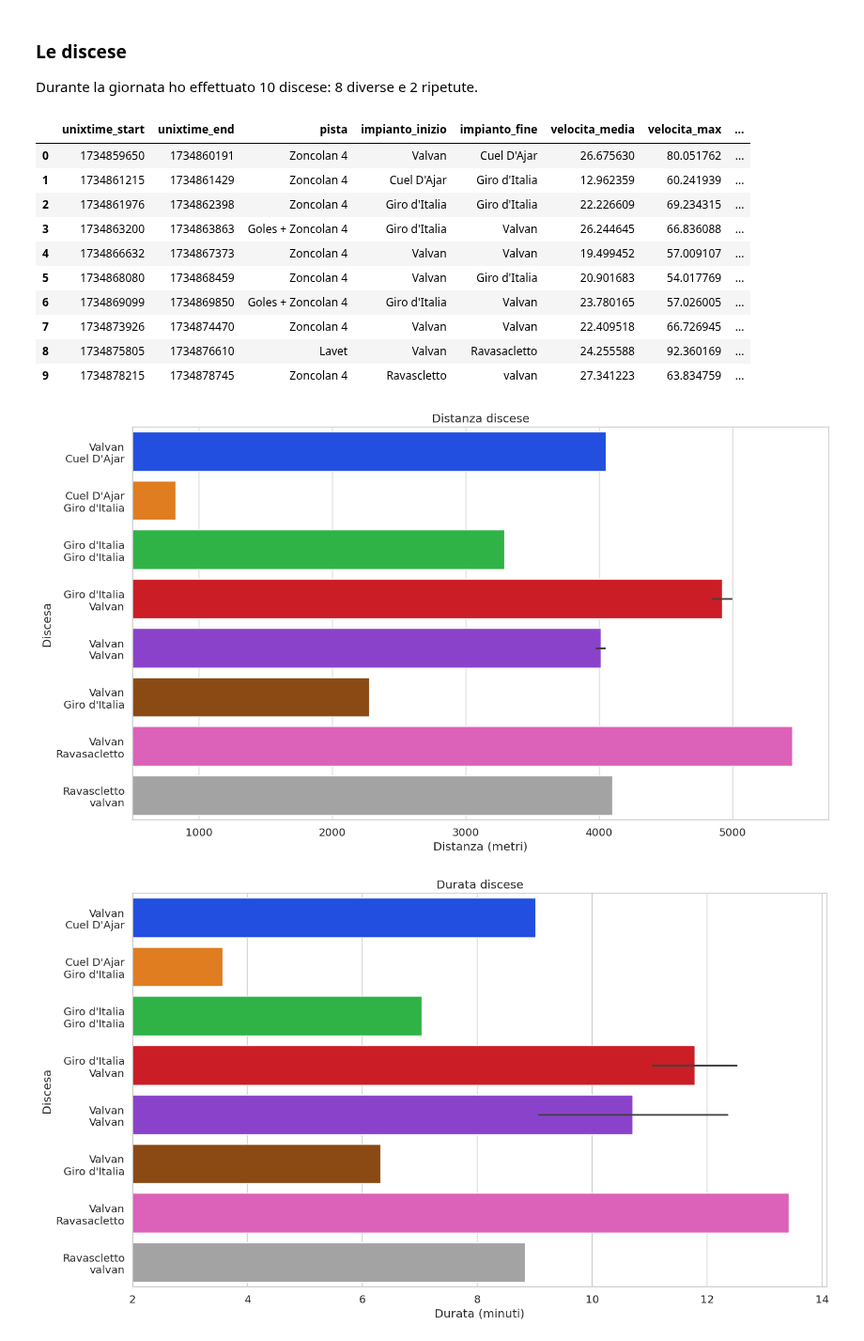
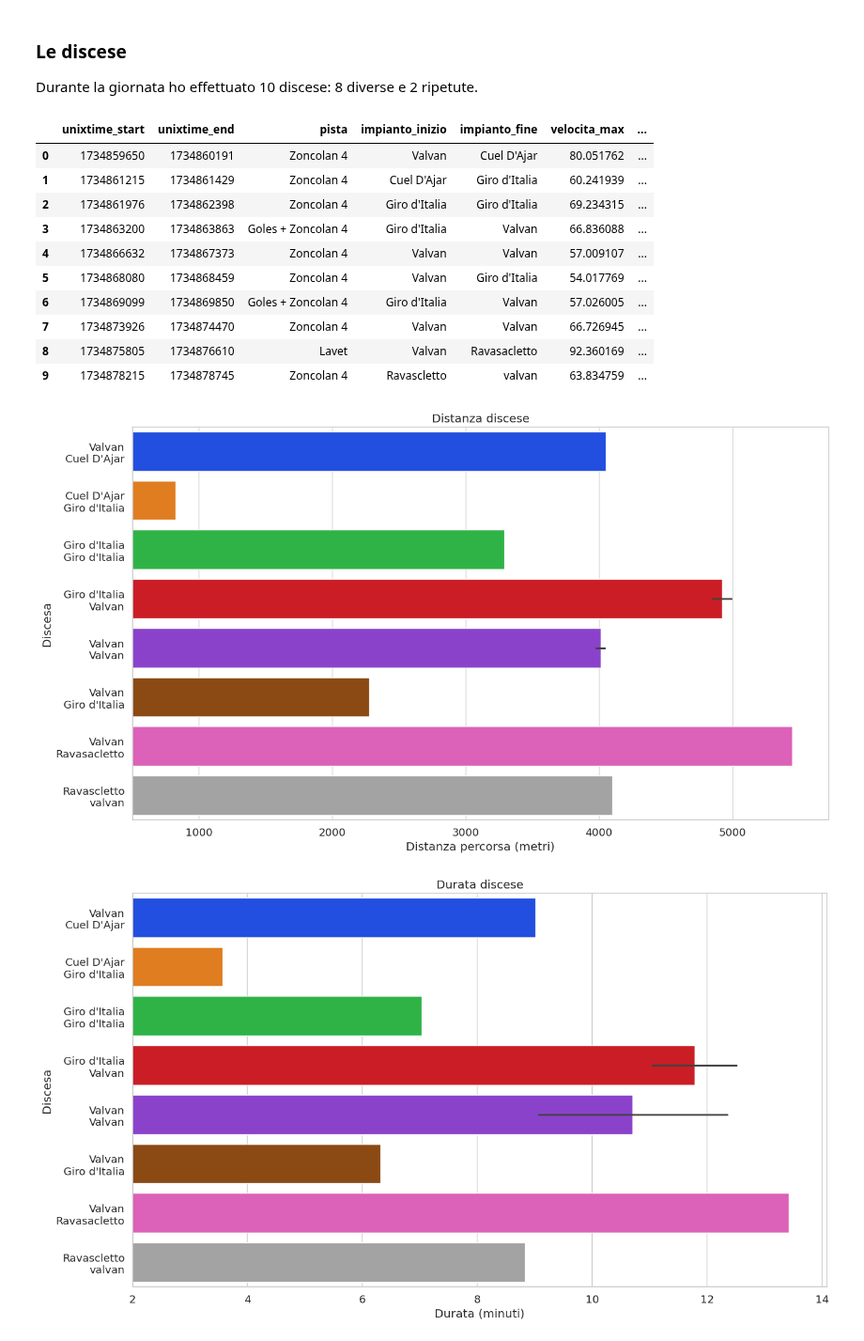
Before and after one commit to thomasmassarutto/DataSlopes, a Jupyter notebook: DataSlopes.ipynb, the cells around one changed output. Shown at 94% size. Saved outputs shown, nothing was run; the diff lists cells and outputs as text; code cells hidden in the pictures.

```diff
--- a/DataSlopes.ipynb
+++ b/DataSlopes.ipynb
@@ -616,10 +602,10 @@ gdf1
 Durante la giornata ho effettuato 10 discese: 8 diverse e 2 ripetute.
 # %%
 ## aggiunge statistiche di discesa
-velocita_medie_discese= []
+
+
 velocita_max_discese= []
-velocita_mediane_discese= []
-distanza_discesa= []
+lunghezza_discese= []
 
 
 for idx, row in df_discese.iterrows():
@@ -627,51 +613,34 @@ for idx, row in df_discese.iterrows():
     discesa_data= gdf1[(gdf1['unixtime'] >= row['unixtime_start']) &
                         (gdf1['unixtime'] <= row['unixtime_end'])]
 
-    ## media pesata in quanto i punti non sono equidistanti
-    velocita_media = np.average(
-        discesa_data['velocita'] * 3.6,
-        weights=discesa_data['delta_tempo']
-        )
 
-    ##velocita_mediana= discesa_data['velocita'].median() * 3.6
     velocita_max= discesa_data['velocita'].max() * 3.6
-    distanza_totale= discesa_data['distanza_reale'].sum()
+    lunghezza= discesa_data['delta_distanza_reale'].sum()
 
-    velocita_medie_discese.append(velocita_media)
     velocita_max_discese.append(velocita_max)
-    ##velocita_mediane_discese.append(velocita_mediana)
-    distanza_discesa.append(distanza_totale)
+    lunghezza_discese.append(lunghezza)
 ## for
 
 
+df_discese['velocita_max']= velocita_max_discese
+df_discese['lunghezza_discesa']= lunghezza_discese
 
-df_discese['velocita_media']= velocita_medie_discese
-##df_discese['velocita_mediana']= velocita_mediane_discese
-df_discese['velocita_max']= velocita_max_discese
-df_discese['distanza_discesa']= distanza_discesa
-
-df_discese['calc_avg']= (df_discese['distanza_discesa'] /(df_discese['unixtime_end'] - df_discese['unixtime_start'])) * 3.6
+df_discese['velocita_media']= (df_discese['lunghezza_discesa'] /(df_discese['unixtime_end'] - df_discese['unixtime_start'])) * 3.6
 
 
-#crociera= df_discese['velocita_mediana'].median()
-
-#print(crociera)
-
-velocita_max= gdf1['velocita'].max()* 3.6
-#print(velocita_max)
 df_discese
 # %% [output]
-|  | unixtime_start | unixtime_end | pista | impianto_inizio | impianto_fine | velocita_media | velocita_max | ... |
-| 0 | 1734859650 | 1734860191 | Zoncolan 4 | Valvan | Cuel D'Ajar | 26.675630 | 80.051762 | ... |
-| 1 | 1734861215 | 1734861429 | Zoncolan 4 | Cuel D'Ajar | Giro d'Italia | 12.962359 | 60.241939 | ... |
-| 2 | 1734861976 | 1734862398 | Zoncolan 4 | Giro d'Italia | Giro d'Italia | 22.226609 | 69.234315 | ... |
-| 3 | 1734863200 | 1734863863 | Goles + Zoncolan 4 | Giro d'Italia | Valvan | 26.244645 | 66.836088 | ... |
-| 4 | 1734866632 | 1734867373 | Zoncolan 4 | Valvan | Valvan | 19.499452 | 57.009107 | ... |
-| 5 | 1734868080 | 1734868459 | Zoncolan 4 | Valvan | Giro d'Italia | 20.901683 | 54.017769 | ... |
-| 6 | 1734869099 | 1734869850 | Goles + Zoncolan 4 | Giro d'Italia | Valvan | 23.780165 | 57.026005 | ... |
-| 7 | 1734873926 | 1734874470 | Zoncolan 4 | Valvan | Valvan | 22.409518 | 66.726945 | ... |
-| 8 | 1734875805 | 1734876610 | Lavet | Valvan | Ravasacletto | 24.255588 | 92.360169 | ... |
-| 9 | 1734878215 | 1734878745 | Zoncolan 4 | Ravascletto | valvan | 27.341223 | 63.834759 | ... |
+|  | unixtime_start | unixtime_end | pista | impianto_inizio | impianto_fine | velocita_max | ... |
+| 0 | 1734859650 | 1734860191 | Zoncolan 4 | Valvan | Cuel D'Ajar | 80.051762 | ... |
+| 1 | 1734861215 | 1734861429 | Zoncolan 4 | Cuel D'Ajar | Giro d'Italia | 60.241939 | ... |
+| 2 | 1734861976 | 1734862398 | Zoncolan 4 | Giro d'Italia | Giro d'Italia | 69.234315 | ... |
+| 3 | 1734863200 | 1734863863 | Goles + Zoncolan 4 | Giro d'Italia | Valvan | 66.836088 | ... |
+| 4 | 1734866632 | 1734867373 | Zoncolan 4 | Valvan | Valvan | 57.009107 | ... |
+| 5 | 1734868080 | 1734868459 | Zoncolan 4 | Valvan | Giro d'Italia | 54.017769 | ... |
+| 6 | 1734869099 | 1734869850 | Goles + Zoncolan 4 | Giro d'Italia | Valvan | 57.026005 | ... |
+| 7 | 1734873926 | 1734874470 | Zoncolan 4 | Valvan | Valvan | 66.726945 | ... |
+| 8 | 1734875805 | 1734876610 | Lavet | Valvan | Ravasacletto | 92.360169 | ... |
+| 9 | 1734878215 | 1734878745 | Zoncolan 4 | Ravascletto | valvan | 63.834759 | ... |
 # %%
 # df_discese.head(10)
 # %%
@@ -681,29 +650,29 @@ df_discese['y_label'] = df_discese['impianti'].str.replace('-', '\n')
 # %%
 ##TENERE?
 
 f, ax = plt.subplots(1, 1, figsize=safe_image_size)
 
 ax.set_title("Distanza discese")
 
 sns.barplot(
             data=df_discese,
             y='y_label',
-            x="distanza_discesa",
+            x="lunghezza_discesa",
             orient='h',
             hue='impianti',
             palette= 'bright',
             legend= False,
             )
 
 ax.set_xlim(500, None)
 
 ax.set_ylabel("Discesa")
-ax.set_xlabel("Distanza (metri)")
+ax.set_xlabel("Distanza percorsa (metri)")
 
 plt.tight_layout()
 plt.show()
 # %% [output]
-[figure, old version]
+[figure, new version]
 # %%
 f, ax = plt.subplots(1, 1, figsize=safe_image_size)
 
```
Also changed, not shown: parts of 12 cells of this notebook, 1 other file.
